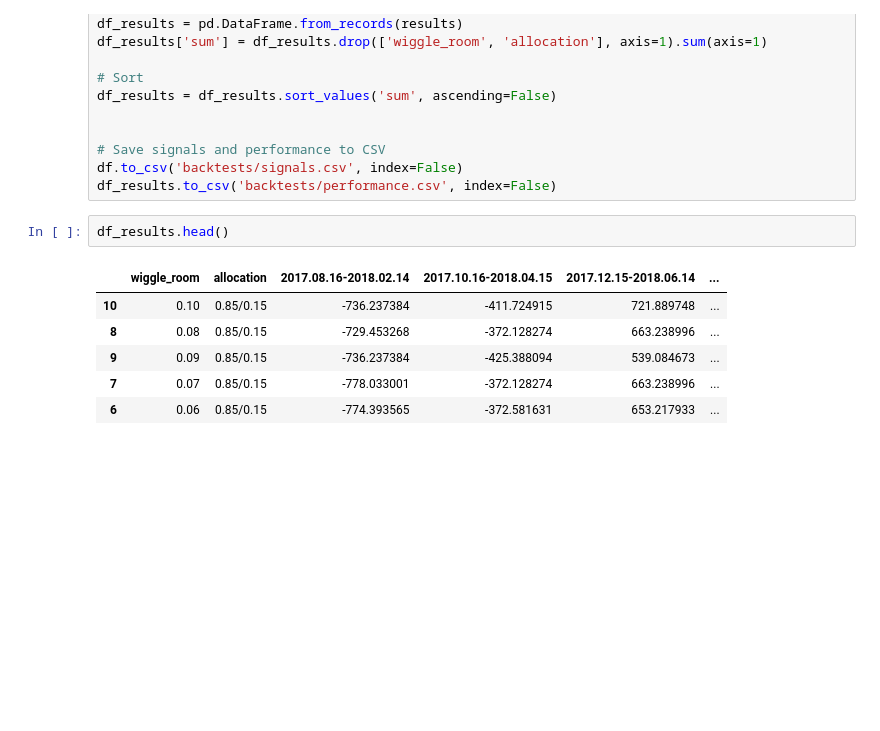
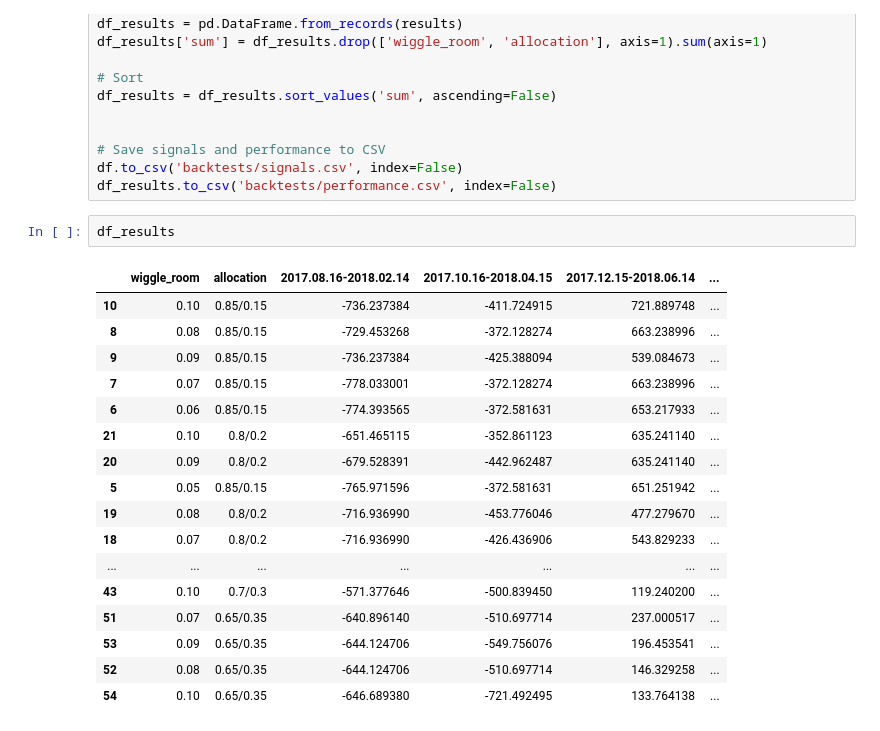
Before and after one commit to pegahcarter/token-sets, a Jupyter notebook: FART Set/Determining Allocation and Wiggle Room.ipynb, the cells around one changed output. Drawn from its saved outputs; the diff is of its cells as text; blank space fills up the shorter version.

Commit message:
print all results

```diff
--- a/FART Set/Determining Allocation and Wiggle Room.ipynb
+++ b/FART Set/Determining Allocation and Wiggle Room.ipynb
@@ -86,11 +86,22 @@ df_results = df_results.sort_values('sum', ascending=False)
 df.to_csv('backtests/signals.csv', index=False)
 df_results.to_csv('backtests/performance.csv', index=False)
 # %%
-df_results.head()
+df_results
 # %% [output]
 |  | wiggle_room | allocation | 2017.08.16-2018.02.14 | 2017.10.16-2018.04.15 | 2017.12.15-2018.06.14 | ... |
 | 10 | 0.10 | 0.85/0.15 | -736.237384 | -411.724915 | 721.889748 | ... |
 | 8 | 0.08 | 0.85/0.15 | -729.453268 | -372.128274 | 663.238996 | ... |
 | 9 | 0.09 | 0.85/0.15 | -736.237384 | -425.388094 | 539.084673 | ... |
 | 7 | 0.07 | 0.85/0.15 | -778.033001 | -372.128274 | 663.238996 | ... |
 | 6 | 0.06 | 0.85/0.15 | -774.393565 | -372.581631 | 653.217933 | ... |
+| 21 | 0.10 | 0.8/0.2 | -651.465115 | -352.861123 | 635.241140 | ... |
+| 20 | 0.09 | 0.8/0.2 | -679.528391 | -442.962487 | 635.241140 | ... |
+| 5 | 0.05 | 0.85/0.15 | -765.971596 | -372.581631 | 651.251942 | ... |
+| 19 | 0.08 | 0.8/0.2 | -716.936990 | -453.776046 | 477.279670 | ... |
+| 18 | 0.07 | 0.8/0.2 | -716.936990 | -426.436906 | 543.829233 | ... |
+| ... | ... | ... | ... | ... | ... | ... |
+| 43 | 0.10 | 0.7/0.3 | -571.377646 | -500.839450 | 119.240200 | ... |
+| 51 | 0.07 | 0.65/0.35 | -640.896140 | -510.697714 | 237.000517 | ... |
+| 53 | 0.09 | 0.65/0.35 | -644.124706 | -549.756076 | 196.453541 | ... |
+| 52 | 0.08 | 0.65/0.35 | -644.124706 | -510.697714 | 146.329258 | ... |
+| 54 | 0.10 | 0.65/0.35 | -646.689380 | -721.492495 | 133.764138 | ... |
```
